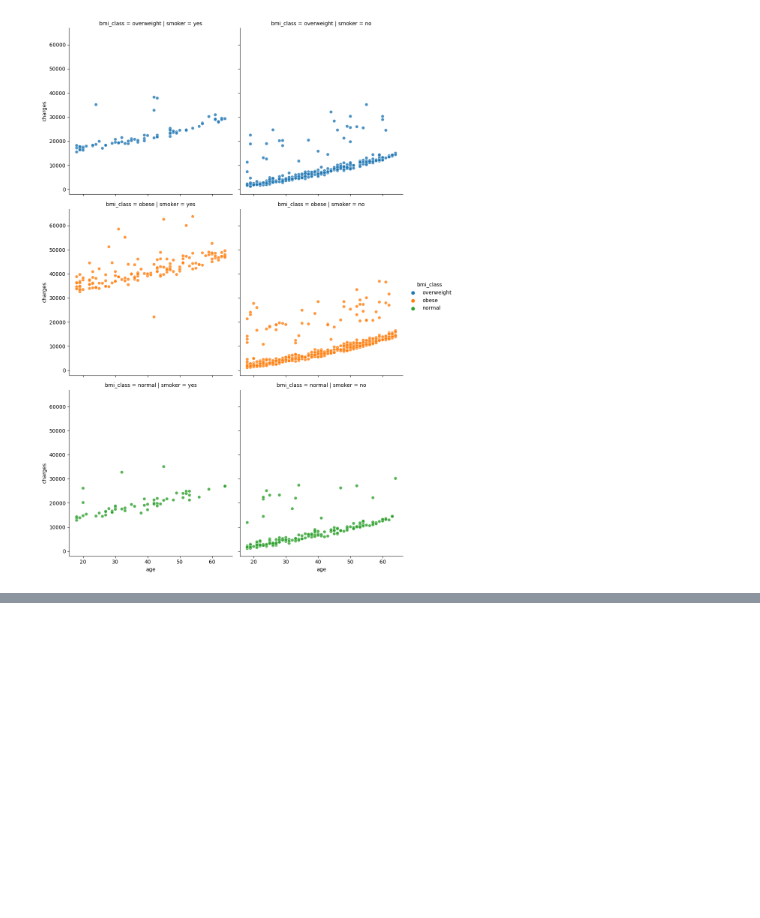
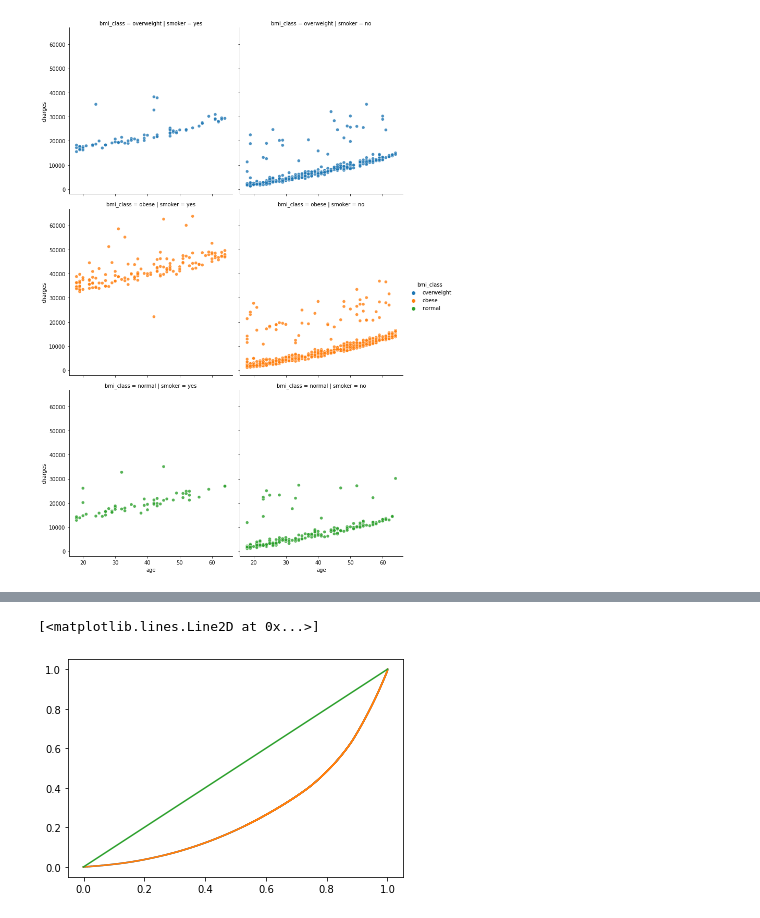
Before and after one commit to zoltarzol/brief_assur_aimant, a Jupyter notebook: Emad/analyse/analyse_Emad.ipynb, the cells around one changed output, grey strips where cells are left out. Cells and saved outputs as stored; diff of their text form; code cells hidden in the pictures; blank space fills up the shorter version.

```diff
--- a/Emad/analyse/analyse_Emad.ipynb
+++ b/Emad/analyse/analyse_Emad.ipynb
@@ -191,0 +213,18 @@ sns.relplot(x='age', y='charges', data = data,
+# %%
+
+dep = data['charges']
+n = len(dep)
+lorenz = np.cumsum(np.sort(dep)) / dep.sum()
+lorenz = np.append([0],lorenz) # La courbe de Lorenz commence à 0
+
+xaxis = np.linspace(0-1/n,1+1/n,n+1) #Il y a un segment de taille n pour chaque individu, plus 1 segment supplémentaire d'ordonnée 0. Le premier segment commence à 0-1/n, et le dernier termine à 1+1/n.
+plt.pyplot.plot(xaxis,lorenz,drawstyle='steps-post')
+
+xaxis = np.linspace(0-1/n,1+1/n,len(lorenz)) #Il y a un segment de taille n pour chaque individu, plus 1 segment supplémentaire d'ordonnée 0. Le premier segment commence à 0-1/n, et le dernier termine à 1+1/n.
+plt.pyplot.plot(xaxis,lorenz,drawstyle='steps-post')
+plt.pyplot.plot([0,1], [0,1]) #tracer la bisséctrice
+
+# plt.show()
+# %% [output]
+[<matplotlib.lines.Line2D at 0x...>]
+[figure, added]
```
Also changed, not shown: parts of 23 cells of this notebook, 5 other files.
